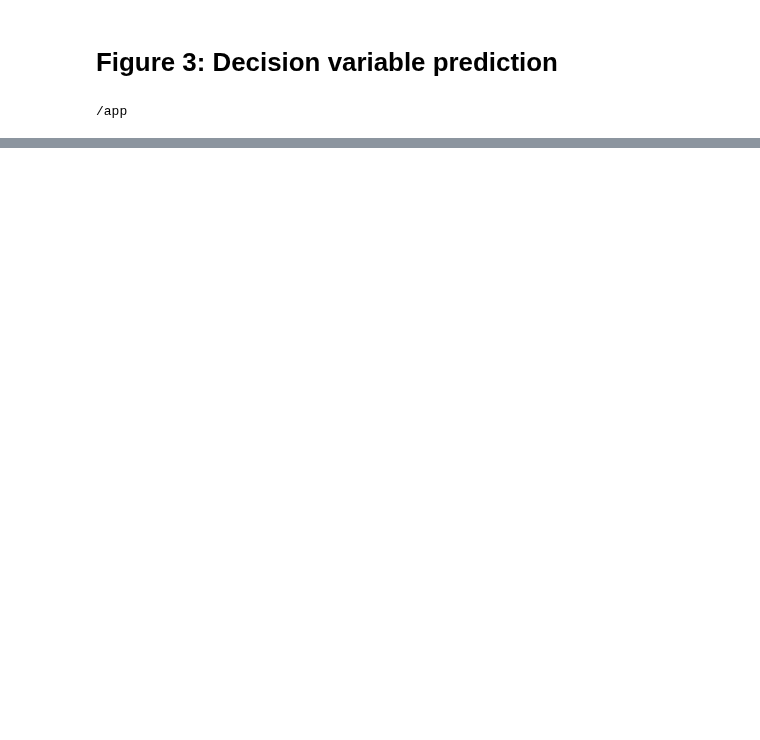
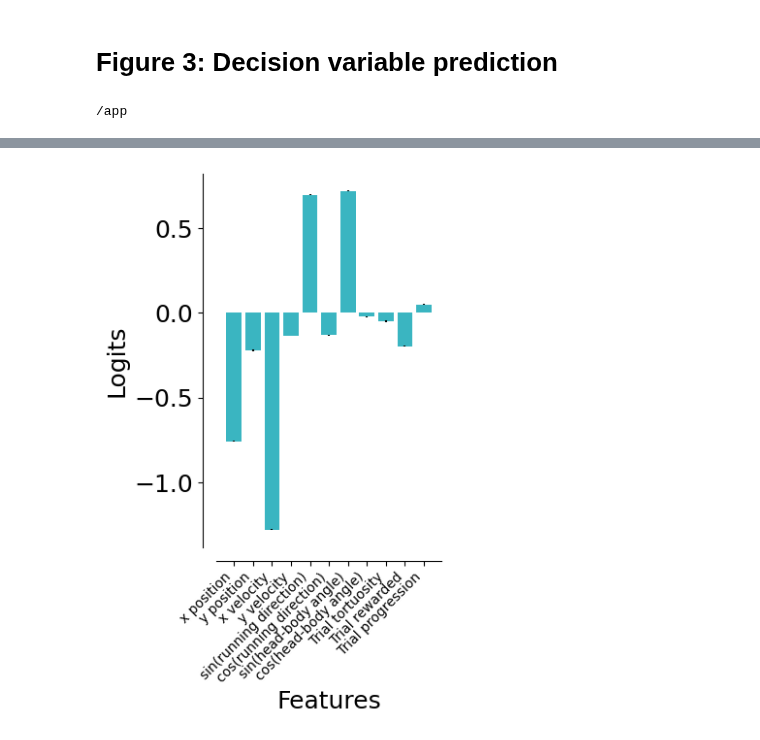
Before and after one commit to MMathisLab/FreelyMovingVR4Mice, a Jupyter notebook: dj_pipeline/notebooks/Paper_figures/Figure_3.ipynb, the cells around one changed output, grey strips where cells are left out. Cells and saved outputs as stored; diff of their text form; code cells hidden in the pictures; blank space fills up the shorter version.

Commit message:
Add logits and use existing functions

```diff
--- a/dj_pipeline/notebooks/Paper_figures/Figure_3.ipynb
+++ b/dj_pipeline/notebooks/Paper_figures/Figure_3.ipynb
@@ -121,6 +134,25 @@ interpolated_j_shaped["aperture"] = interpolated_j_shaped["aperture"].astype(flo
 
 df_model, coef = regression.predict_decision(
     df=interpolated_j_shaped, label=model_labels, per_mouse=True)
+# %%
+# Logits of the regression
+fig, ax = plt.subplots(1, 1, figsize=(3, 5))
+ax.bar(
+    model_labels,
+    np.mean(coef[:, 1:], axis=0),
+    yerr=stats.sem(coef[:, 1:], axis=0),
+    color="#3AB5C1"
+)
+sns.despine(offset=10, ax=ax)
+
+ax.set_xticks(np.arange(len(model_labels)))
+ax.set_xticklabels(clean_model_labels, rotation=45, ha="right", fontsize=10)
+ax.set_ylabel("Logits")
+ax.set_xlabel("Features")
+
+plt.savefig(save_fig_path + "dual_occluder_model_logits.svg", transparent=False)
+# %% [output]
+[figure, added]
 # %%
 fig, ax = plt.subplots(1, 1, figsize=(8, 5))
 
```
Also changed, not shown: parts of 11 cells of this notebook, 3 other files.
